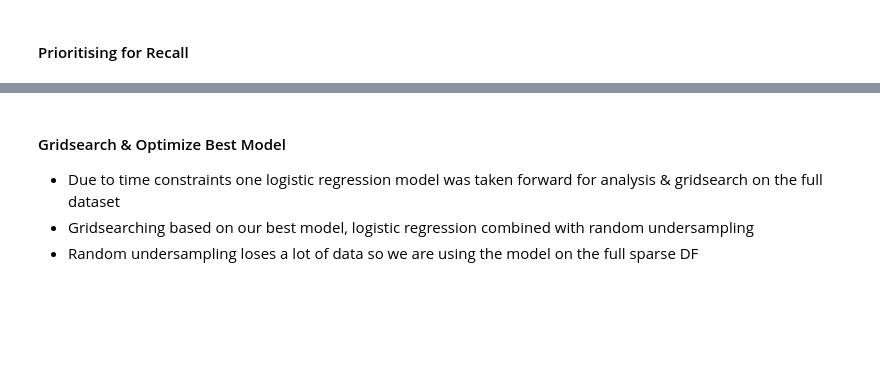
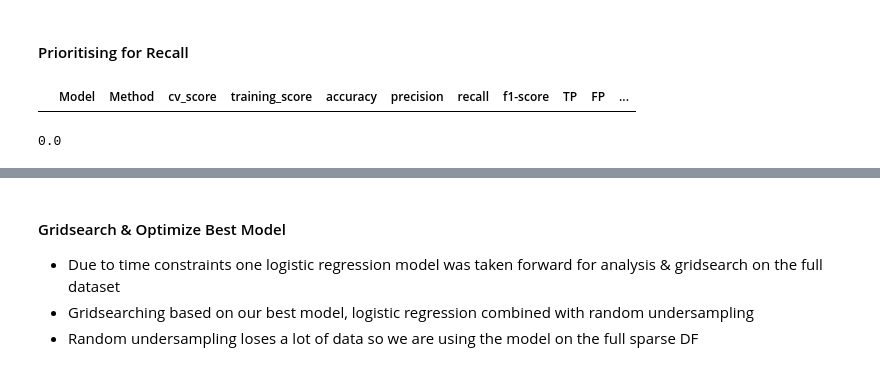
Before and after one commit to samholt13/Capstone-Project-Internet-Forum-Mental-Health-Risk-Prediction, a Jupyter notebook: MKII_Modelling.ipynb, the cells around one changed output, grey strips where cells are left out. Drawn from its saved outputs; the diff is of its cells as text; code cells hidden in the pictures; blank space fills up the shorter version.

```diff
--- a/MKII_Modelling.ipynb
+++ b/MKII_Modelling.ipynb
@@ -420,6 +434,14 @@ class tiny_target:
 # create dataframe to track params & scoring
 cols = ["Model", "Method", "cv_score", "training_score", "accuracy", "precision", "recall", "f1-score", "TP", "FP", "TN", "FN"]
 model_tracker = pd.DataFrame(columns= cols)
+# %%
+model_tracker
+# %% [output]
+|  | Model | Method | cv_score | training_score | accuracy | precision | recall | f1-score | TP | FP | ... |
+# %%
+y[10000]
+# %% [output]
+0.0
 # %%
 # fit log reg instance of tiny target
 tt = tiny_target(X,y, model= LogisticRegression(solver = "sag", max_iter = 10000), tracker = model_tracker, name = "log_reg")
```
Also changed, not shown: parts of 13 cells of this notebook, 1 other file.
